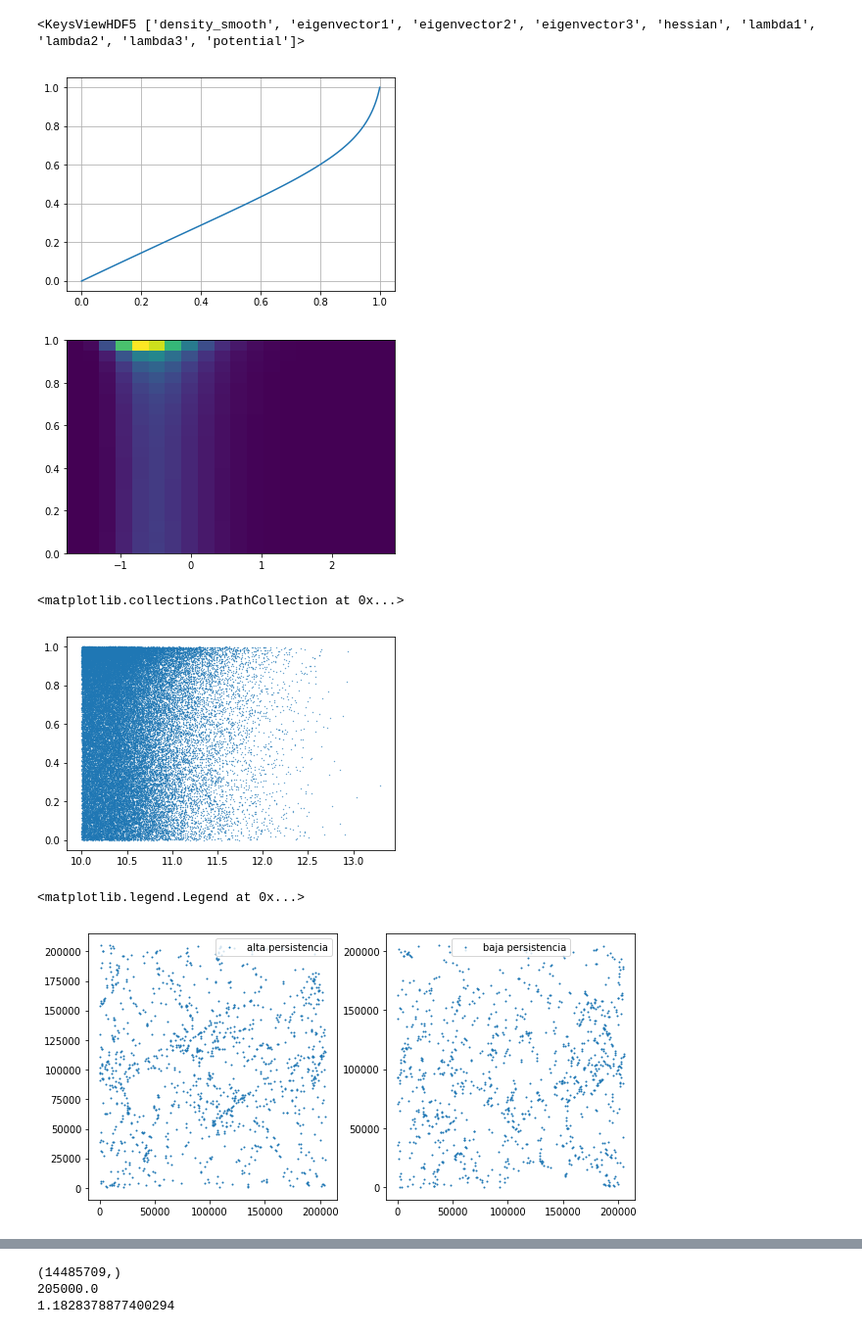
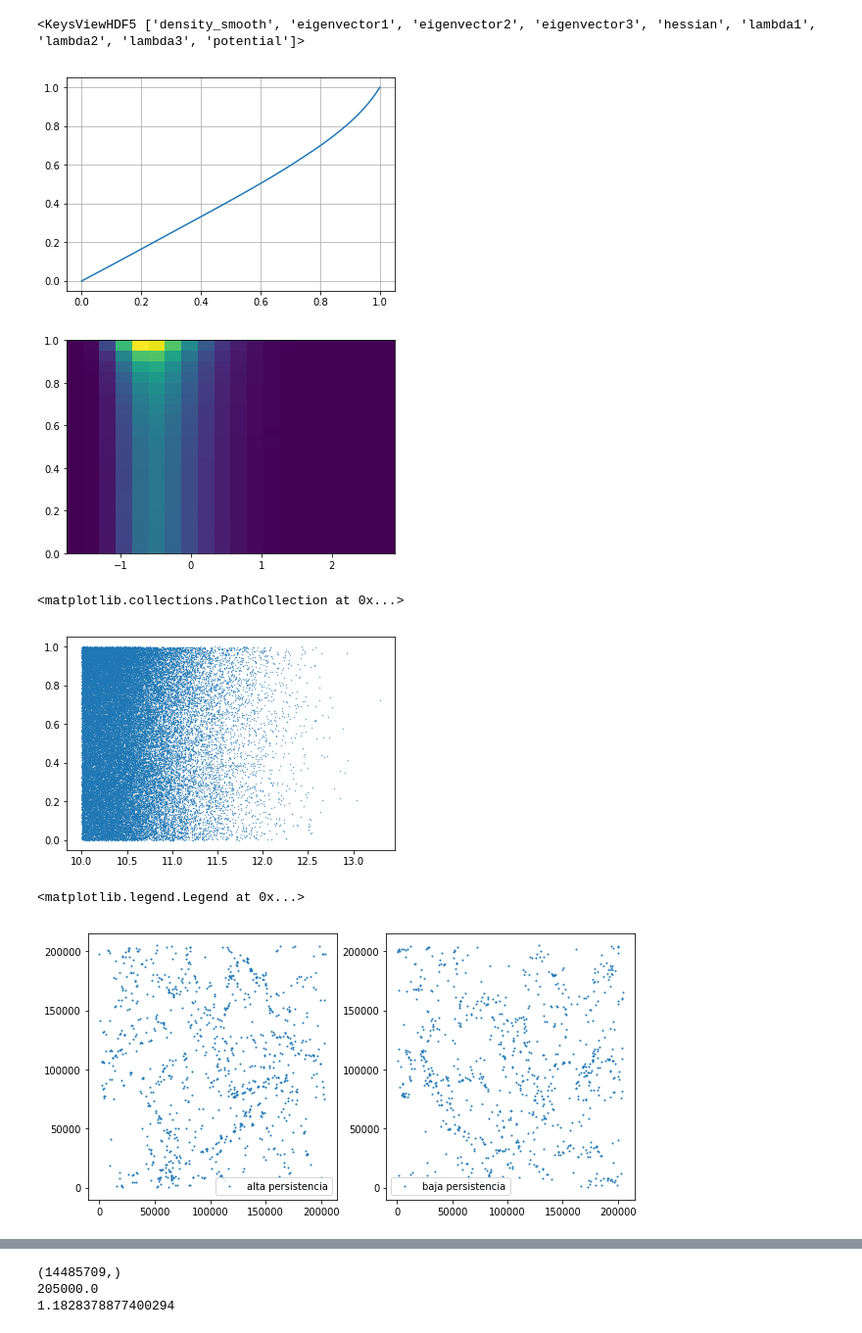
Before and after one commit to forero/IllustrisWeb, a Jupyter notebook: compute_illustris_mock.ipynb, the cells around one changed output, grey strips where cells are left out. Shown at 98% size. Saved outputs shown, nothing was run; the diff lists cells and outputs as text; code cells hidden in the pictures.

```diff
--- a/compute_illustris_mock.ipynb
+++ b/compute_illustris_mock.ipynb
@@ -22,7 +24,7 @@ f.close()
 # %% [output]
 <KeysViewHDF5 ['density_smooth', 'eigenvector1', 'eigenvector2', 'eigenvector3', 'hessian', 'lambda1', 'lambda2', 'lambda3', 'potential']>
 # %%
-filename = '/Users/forero/Illustris_data/WEB_CIC_256_DM_TNG300-2_s10.00.hdf5'
+filename = '/Users/forero/Illustris_data/WEB_CIC_256_DM_TNG300-2_s20.00.hdf5'
 f = h5py.File(filename, 'r')
 print(f.keys())
 density_smooth_10 = f['density_smooth'][...]
@@ -30,6 +32,8 @@ lambda1_10 = f['lambda1'][...]
 lambda2_10 = f['lambda2'][...]
 lambda3_10 = f['lambda3'][...]
 eigen3_10 = f['eigenvector3'][...]
+eigen1_10 = f['eigenvector1'][...]
+
 f.close()
 # %% [output]
 <KeysViewHDF5 ['density_smooth', 'eigenvector1', 'eigenvector2', 'eigenvector3', 'hessian', 'lambda1', 'lambda2', 'lambda3', 'potential']>
@@ -40,11 +44,11 @@ mu_3_flat = mu_3.flatten()
 plt.plot(np.sort(mu_3_flat), np.linspace(0,1,len(mu_3_flat)))
 plt.grid()
 # %% [output]
-[figure, old version]
+[figure, new version]
 # %%
 _ = plt.hist2d(np.log10(density_smooth_1.flatten()+1.0), mu_3_flat, bins=20)
 # %% [output]
-[figure, old version]
+[figure, new version]
 # %%
 basePath = "/Users/forero/Illustris_data/TNG300-1/"
 
@@ -80,20 +94,20 @@ environment = np.zeros(len(mu_3_halo), dtype=int)
 plt.scatter(np.log10(star_mass)+10, mu_3_halo, s=0.1)
 # %% [output]
 <matplotlib.collections.PathCollection at 0x...>
-[figure, old version]
+[figure, new version]
 # %%
-percent = np.percentile(mu_3_halo[star_mass < 11.0], [20, 50, 80])
+percent = np.percentile(mu_3_halo[star_mass < 10.5], [20, 50, 80])
 # %%
 ll = mu_3_halo > percent[2]
 nn = mu_3_halo < percent[0]
-mm = (star_mass < 11.0) & (pos[:,2]>180000)
+mm = (star_mass < 10.5) & (pos[:,2]<20000)
 plt.figure(figsize=(10,5))
 plt.subplot(1,2,1)
-plt.scatter(pos[(ll & mm),0], pos[(ll & mm),1], s=1.0, label='alta persistencia')
+plt.scatter(pos[(ll & mm ),0], pos[(ll & mm ),1], s=1.0, label='alta persistencia')
 plt.legend()
 plt.subplot(1,2,2)
-plt.scatter(pos[(nn & mm),0], pos[(nn & mm),1], s=1.0, label='baja persistencia')
+plt.scatter(pos[(nn & mm),0], pos[(nn & mm ),1], s=1.0, label='baja persistencia')
 plt.legend()
 # %% [output]
 <matplotlib.legend.Legend at 0x...>
-[figure, old version]
+[figure, new version]
```
Also changed, not shown: parts of 3 cells of this notebook, 1 other file.
